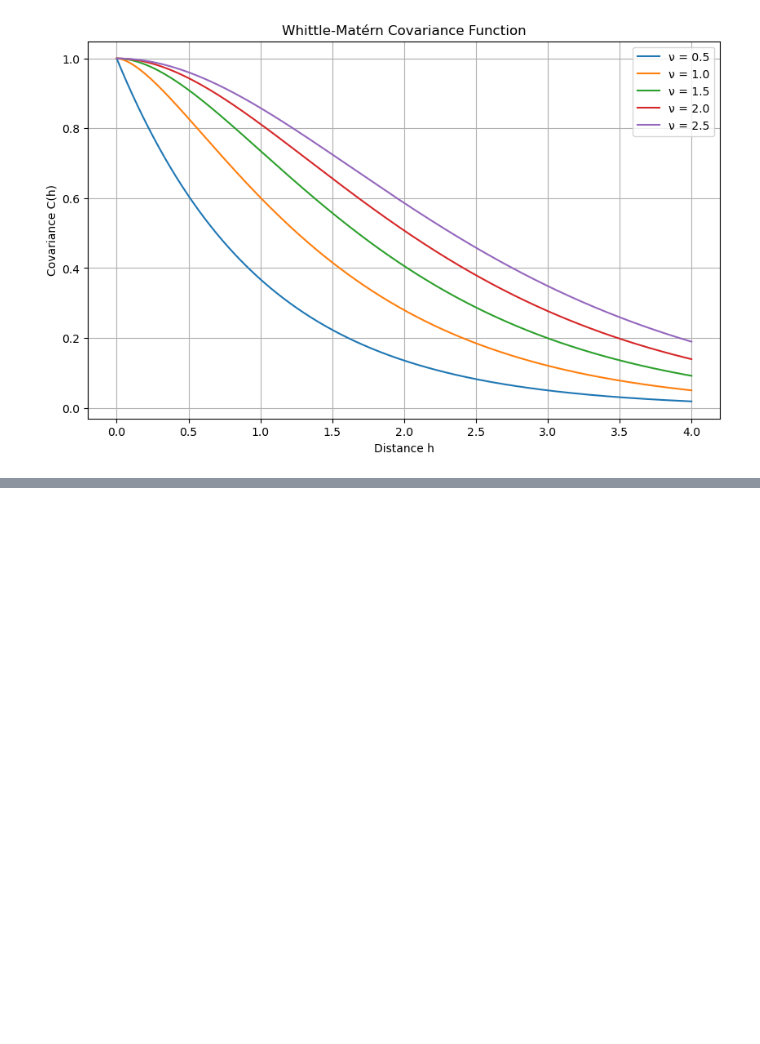
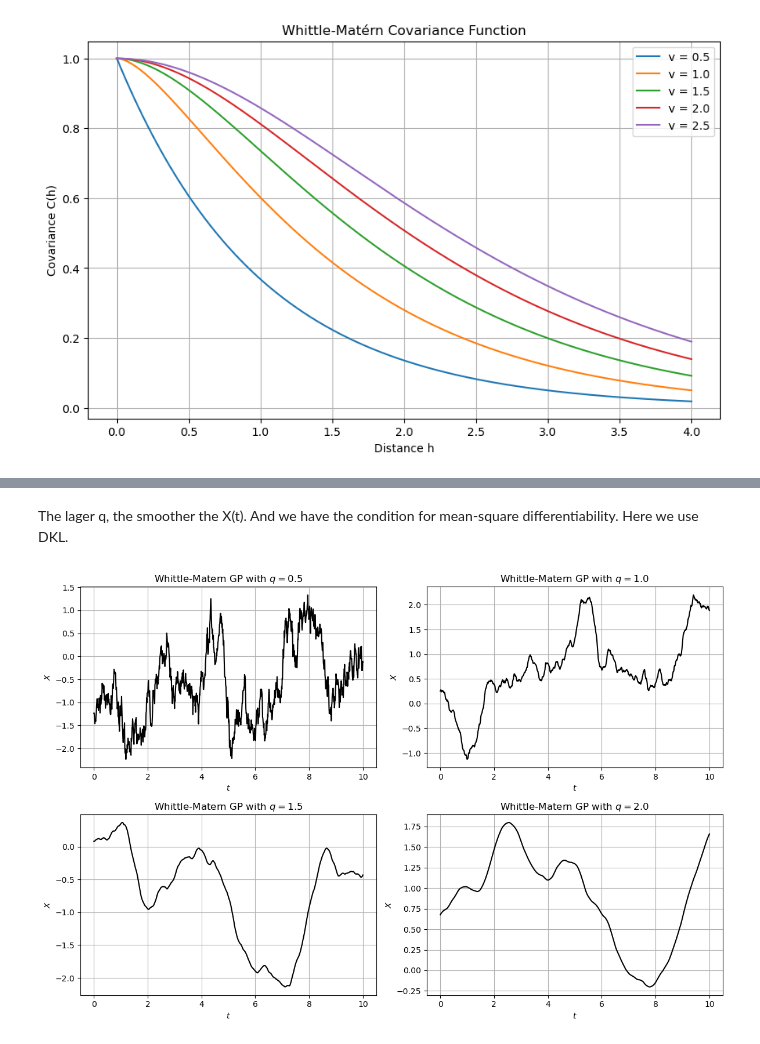
Before and after one commit to cgymmy/learnSDE, a Jupyter notebook: Chp6.ipynb, the cells around one changed output, grey strips where cells are left out. Drawn from its saved outputs; the diff is of its cells as text; code cells hidden in the pictures; blank space fills up the shorter version.

```diff
--- a/Chp6.ipynb
+++ b/Chp6.ipynb
@@ -58,19 +58,19 @@ $$c_q(t)=\frac{|t|^q}{2^{q-1}\Gamma(q)}K_q(|t|)$$
 # %%
 from scipy.special import kv  # kv 是贝塞尔函数 Kν
 
-# Whittle-Matérn 协方差函数
 def whittle_matern_cov(h, q=0.5):
     factor = (2 ** (1 - q)) / gamma(q)
-    return factor * (h ** q) * kv(q, h)
-
-# 定义距离 h
-h = np.linspace(0.001, 4, 1001)
-
+    h = np.asarray(h)
+    result = np.ones_like(h)
+    non_zero_mask = h != 0
+    result[non_zero_mask] = factor * (h[non_zero_mask] ** q) * kv(q, h[non_zero_mask])
+    return result
+h = np.linspace(0, 4, 1000)
 # 绘制不同参数下的 Whittle-Matérn 协方差
 plt.figure(figsize=(10, 6))
 for q in [0.5, 1.0, 1.5, 2.0, 2.5]:  # 平滑参数
     cov_values = whittle_matern_cov(h, q)
-    plt.plot(h, cov_values, label=f"ν = {q}")
+    plt.plot(h, cov_values, label=f"v = {q}")
 
 plt.title("Whittle-Matérn Covariance Function")
 plt.xlabel("Distance h")
@@ -133,0 +83,39 @@ plt.show()
+# %% [markdown]
+The lager q, the smoother the X(t). And we have the condition for mean-square differentiability.
+Here we use DKL.
+# %%
+def Whittle_Matern_GP(t, q):
+    N = t.size
+    C = np.zeros((N, N))
+    for i in range(N):
+        for j in range(N):
+            ti = t[i]; tj = t[j]
+            h = abs(ti - tj)
+            C[i, j] = whittle_matern_cov(h, q)
+    S, U = np.linalg.eig(C)
+    np.random.seed(24)
+    xi = np.random.randn(N)
+    X = np.dot(U, S**0.5 * xi)
+    return X
+
+T = 10; N = 1000
+t = np.linspace(0, T, N+1)
+q = [0.5, 1.0, 1.5, 2.0]
+X = []
+
+# 计算 Whittle_Matern_GP 对应不同 q 的结果
+for i in range(len(q)):
+    X.append(Whittle_Matern_GP(t, q[i]))
+fig, axes = plt.subplots(2, 2, figsize=(12, 8))  # 2x2 子图布局，总大小为 12x8 英寸
+
+for i, ax in enumerate(axes.flat):
+    ax.plot(t, X[i], 'k-')  # 画图，黑色线条
+    ax.set_xlabel(r'$t$')
+    ax.set_ylabel(r'$X$')
+    ax.set_title(fr'Whittle-Matern GP with $q = {q[i]}$')
+    ax.grid(True)
+
+plt.tight_layout()
+plt.show()
+# %% [output]
+[figure, added]
```
Also changed, not shown: parts of 2 cells of this notebook.
